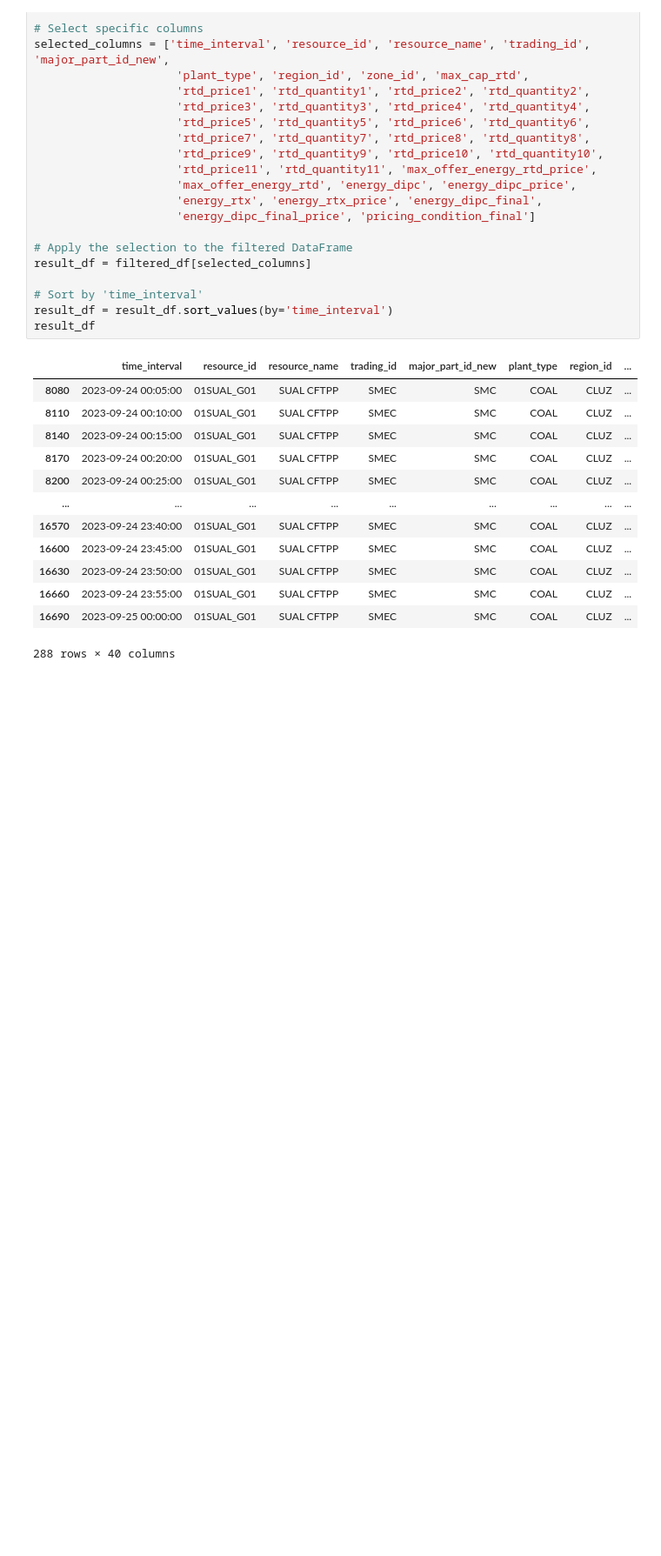
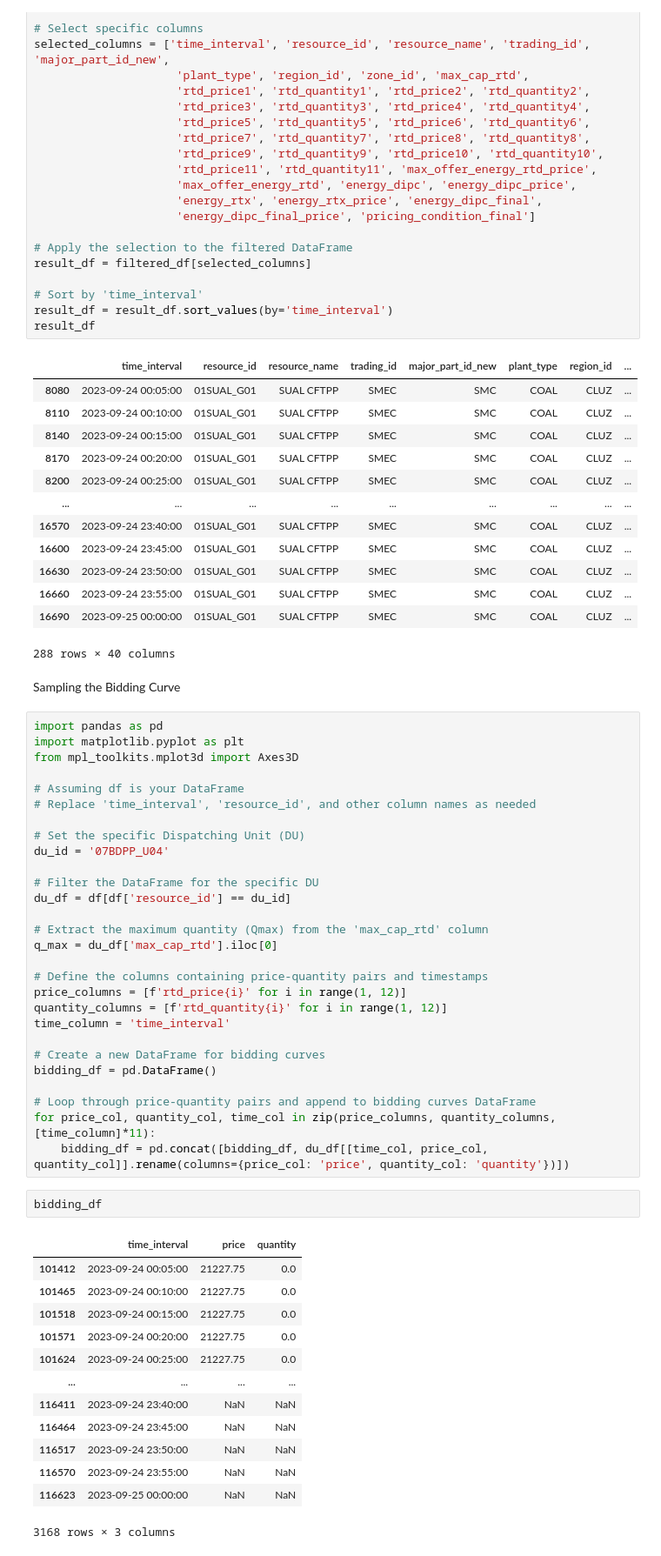
Before and after one commit to gbrosell/maroon-archers, a Jupyter notebook: WESM_EDA.ipynb, the cells around one changed output. Shown at 87% size. Drawn from its saved outputs; the diff is of its cells as text; blank space fills up the shorter version.

Commit message:
add code to sample bidding curve
- not yet fully realized

```diff
--- a/WESM_EDA.ipynb
+++ b/WESM_EDA.ipynb
@@ -257,3 +258,49 @@ result_df
 | 16660 | 2023-09-24 23:55:00 | 01SUAL_G01 | SUAL CFTPP | SMEC | SMC | COAL | CLUZ | ... |
 | 16690 | 2023-09-25 00:00:00 | 01SUAL_G01 | SUAL CFTPP | SMEC | SMC | COAL | CLUZ | ... |
 288 rows × 40 columns
+# %% [markdown]
+Sampling the Bidding Curve
+# %%
+import pandas as pd
+import matplotlib.pyplot as plt
+from mpl_toolkits.mplot3d import Axes3D
+
+# Assuming df is your DataFrame
+# Replace 'time_interval', 'resource_id', and other column names as needed
+
+# Set the specific Dispatching Unit (DU)
+du_id = '07BDPP_U04'
+
+# Filter the DataFrame for the specific DU
+du_df = df[df['resource_id'] == du_id]
+
+# Extract the maximum quantity (Qmax) from the 'max_cap_rtd' column
+q_max = du_df['max_cap_rtd'].iloc[0]
+
+# Define the columns containing price-quantity pairs and timestamps
+price_columns = [f'rtd_price{i}' for i in range(1, 12)]
+quantity_columns = [f'rtd_quantity{i}' for i in range(1, 12)]
+time_column = 'time_interval'
+
+# Create a new DataFrame for bidding curves
+bidding_df = pd.DataFrame()
+
+# Loop through price-quantity pairs and append to bidding curves DataFrame
+for price_col, quantity_col, time_col in zip(price_columns, quantity_columns, [time_column]*11):
+    bidding_df = pd.concat([bidding_df, du_df[[time_col, price_col, quantity_col]].rename(columns={price_col: 'price', quantity_col: 'quantity'})])
+# %%
+bidding_df
+# %% [output]
+|  | time_interval | price | quantity |
+| 101412 | 2023-09-24 00:05:00 | 21227.75 | 0.0 |
+| 101465 | 2023-09-24 00:10:00 | 21227.75 | 0.0 |
+| 101518 | 2023-09-24 00:15:00 | 21227.75 | 0.0 |
+| 101571 | 2023-09-24 00:20:00 | 21227.75 | 0.0 |
+| 101624 | 2023-09-24 00:25:00 | 21227.75 | 0.0 |
+| ... | ... | ... | ... |
+| 116411 | 2023-09-24 23:40:00 | NaN | NaN |
+| 116464 | 2023-09-24 23:45:00 | NaN | NaN |
+| 116517 | 2023-09-24 23:50:00 | NaN | NaN |
+| 116570 | 2023-09-24 23:55:00 | NaN | NaN |
+| 116623 | 2023-09-25 00:00:00 | NaN | NaN |
+3168 rows × 3 columns
```
Also changed, not shown: parts of 1 cell of this notebook.
